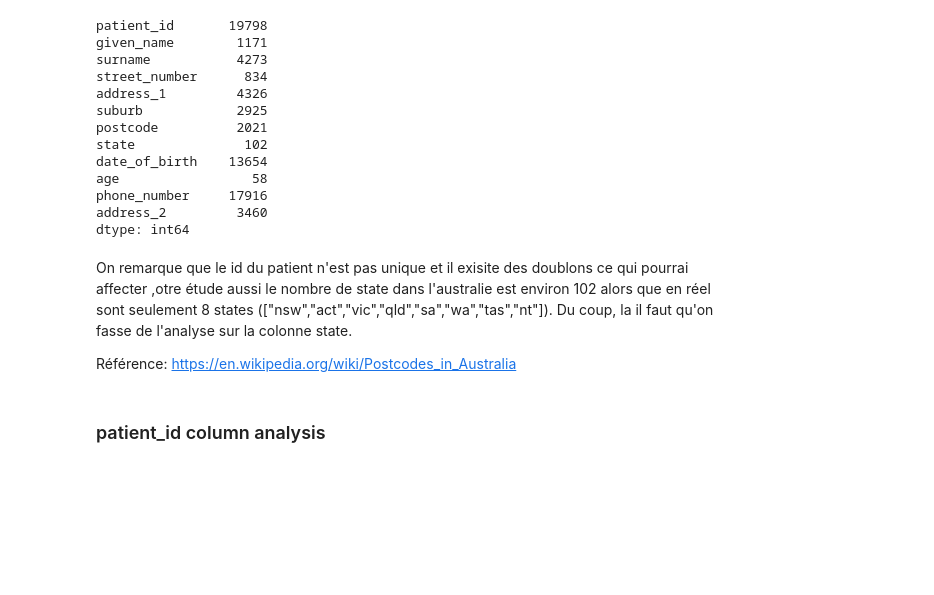
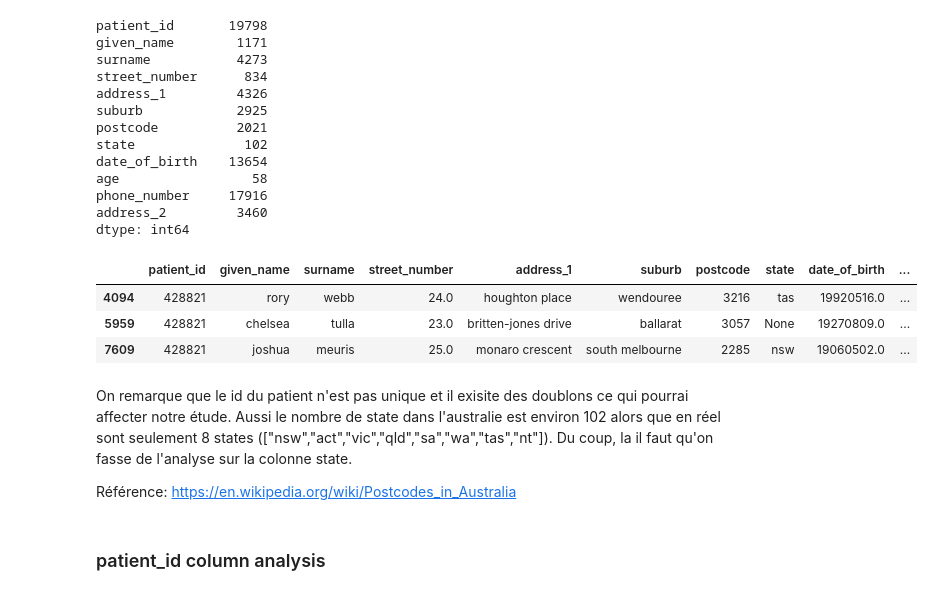
Before and after one commit to OussemaFr/Australia-COVID-19-Data-Analysis, a Jupyter notebook: Deduplicates_notebook.ipynb, the cells around one changed output. Saved outputs shown, nothing was run; the diff lists cells and outputs as text; code cells hidden in the pictures; blank space fills up the shorter version.

```diff
--- a/Deduplicates_notebook.ipynb
+++ b/Deduplicates_notebook.ipynb
@@ -226,8 +228,17 @@ age                 58
 phone_number     17916
 address_2         3460
 dtype: int64
+# %%
+#get most common id duplicated
+id_duplicated = Counter(df_patient.patient_id).most_common(1)[0][0]
+display(df_patient[df_patient.patient_id == id_duplicated])
+# %% [output]
+|  | patient_id | given_name | surname | street_number | address_1 | suburb | postcode | state | date_of_birth | ... |
+| 4094 | 428821 | rory | webb | 24.0 | houghton place | wendouree | 3216 | tas | 19920516.0 | ... |
+| 5959 | 428821 | chelsea | tulla | 23.0 | britten-jones drive | ballarat | 3057 | None | 19270809.0 | ... |
+| 7609 | 428821 | joshua | meuris | 25.0 | monaro crescent | south melbourne | 2285 | nsw | 19060502.0 | ... |
 # %% [markdown]
-On remarque que le id du patient n'est pas unique et il exisite des doublons ce qui pourrai affecter ,otre étude aussi le nombre de state dans l'australie est environ 102 alors que en réel sont seulement 8 states (["nsw","act","vic","qld","sa","wa","tas","nt"]). Du coup, la il faut qu'on fasse de l'analyse sur la colonne state.
+On remarque que le id du patient n'est pas unique et il exisite des doublons ce qui pourrai affecter notre étude. Aussi le nombre de state dans l'australie est environ 102 alors que en réel sont seulement 8 states (["nsw","act","vic","qld","sa","wa","tas","nt"]). Du coup, la il faut qu'on fasse de l'analyse sur la colonne state.
 
 Référence: https://en.wikipedia.org/wiki/Postcodes_in_Australia
 # %% [markdown]
```
Also changed, not shown: parts of 18 cells of this notebook, 3 other files.
